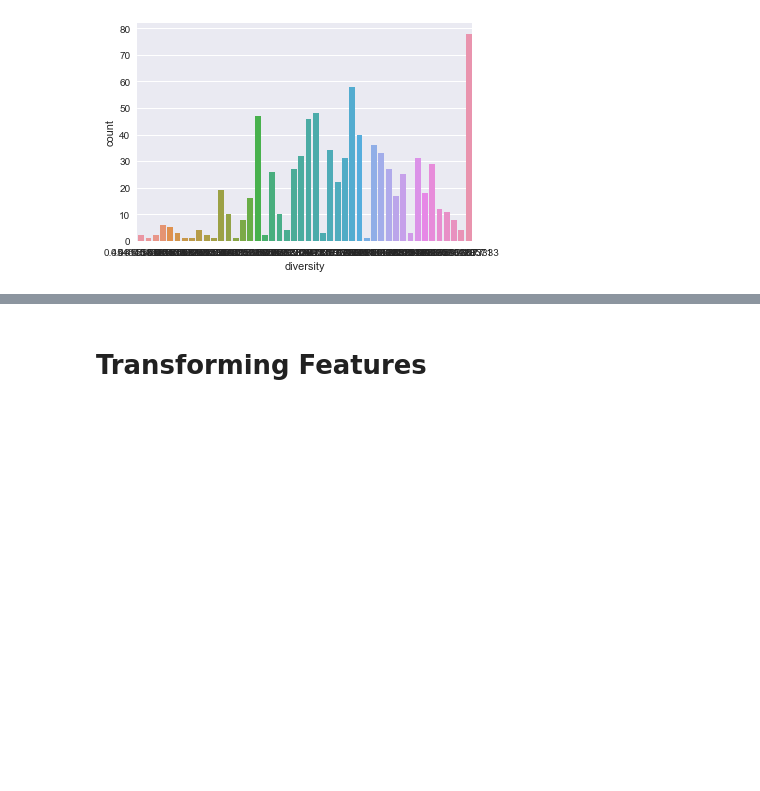
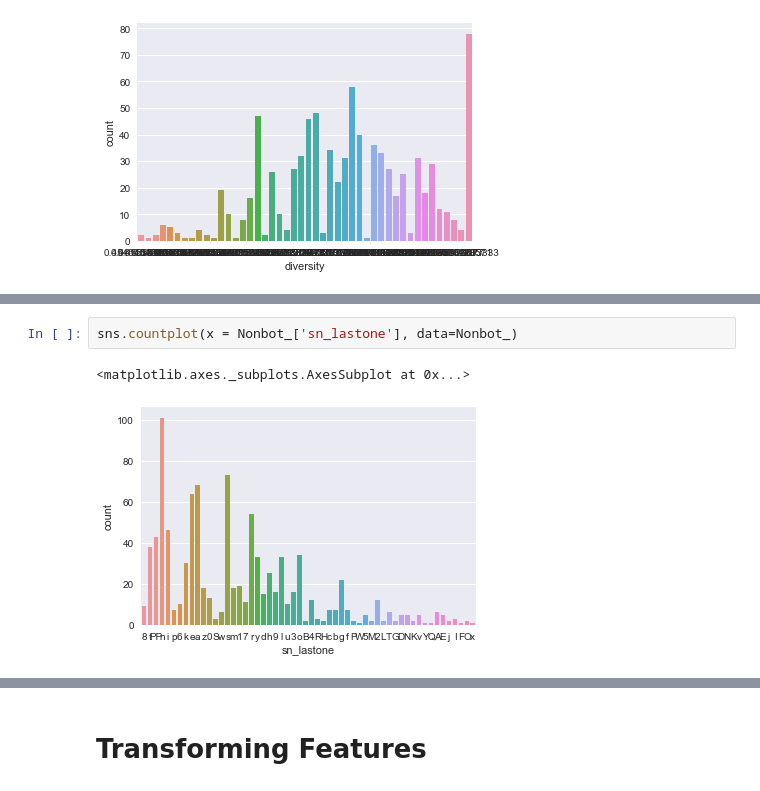
Before and after one commit to Vignesh6v/Twitter-BotorNot, a Jupyter notebook: Preprocessing.ipynb, the cells around one changed output, grey strips where cells are left out. Drawn from its saved outputs; the diff is of its cells as text; blank space fills up the shorter version.

```diff
--- a/Preprocessing.ipynb
+++ b/Preprocessing.ipynb
@@ -205,0 +247,5 @@ sns.countplot(x = bot_diversity['diversity'], data=bot_diversity)
+# %%
+sns.countplot(x = Nonbot_['sn_lastone'], data=Nonbot_)
+# %% [output]
+<matplotlib.axes._subplots.AxesSubplot at 0x...>
+[figure, added]
```
Also changed, not shown: parts of 48 cells of this notebook.
